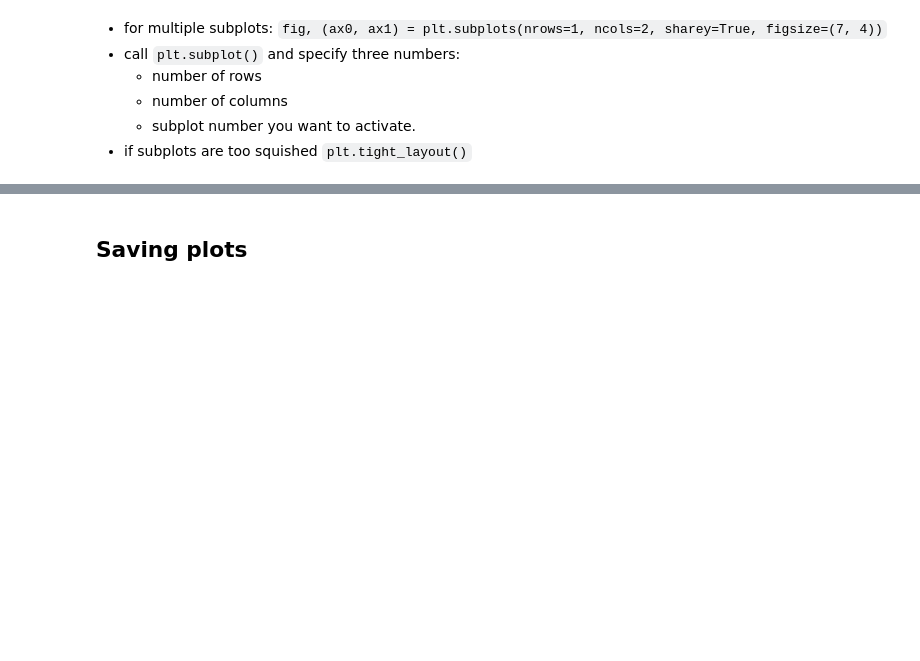
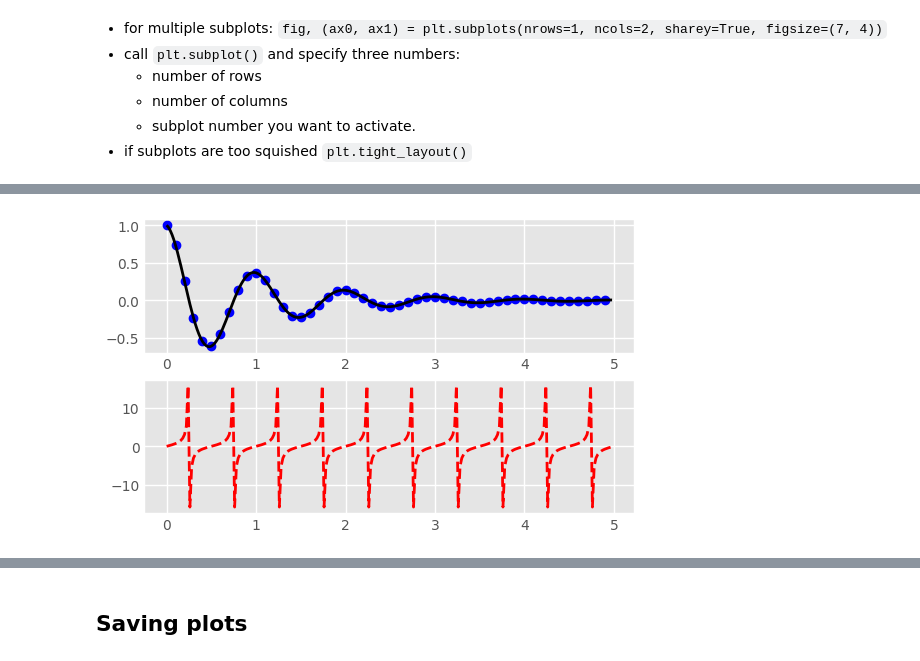
Before and after one commit to iesfsv/Data-Processing-in-Python, a Jupyter notebook: 04_week/04_Lecture_PandasMatplotlib.ipynb, the cells around one changed output, grey strips where cells are left out. Drawn from its saved outputs; the diff is of its cells as text; code cells hidden in the pictures; blank space fills up the shorter version.

```diff
--- a/04_week/04_Lecture_PandasMatplotlib.ipynb
+++ b/04_week/04_Lecture_PandasMatplotlib.ipynb
@@ -1055,17 +1186,23 @@ for i in range (1, 5):
 # %%
 # for multiple figures and axes
+
 def f(x):
-    return np.cos(2*np.pi*x)
+    return np.exp(-x) * np.cos(2*np.pi*x)
 
 x1 = np.arange(0.0, 5.0, 0.1)
 x2 = np.arange(0.0, 5.0, 0.02)
+
 
 plt.figure(1, figsize=(5,3)) # optional, since figure(1) will be created by default
 plt.subplot(211)
 plt.plot(x1, f(x1), 'bo', x2, f(x2), 'k')
 
 plt.subplot(212)
 plt.plot(x2, np.tan(2*np.pi*x2), 'r--')
+
+plt.show()
+# %% [output]
+[figure, added]
 # %%
 mu, sigma, n = 100, 15, 10000
 x = np.random.normal(mu, sigma, n)
```
Also changed, not shown: parts of 28 cells of this notebook, 10 other files.
